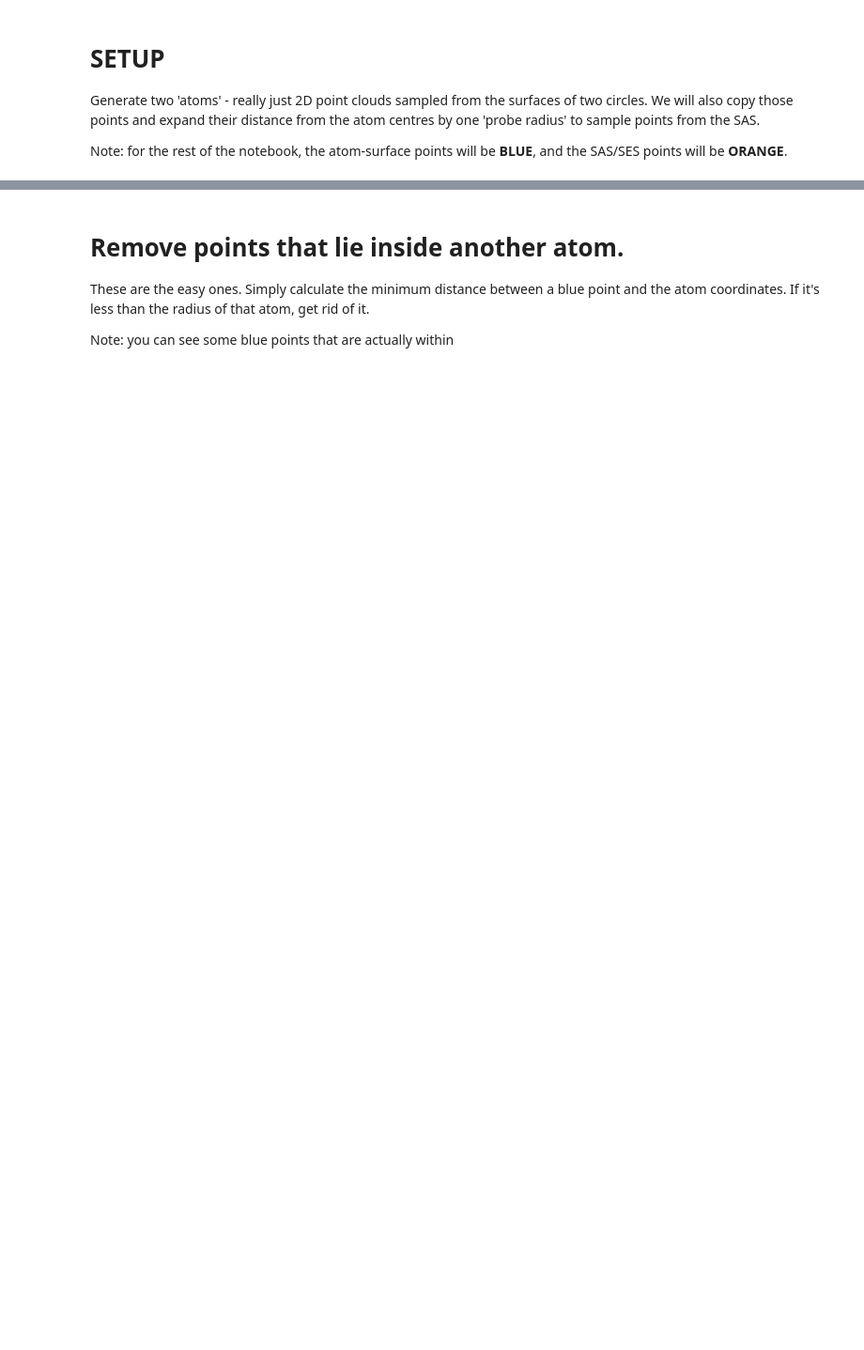
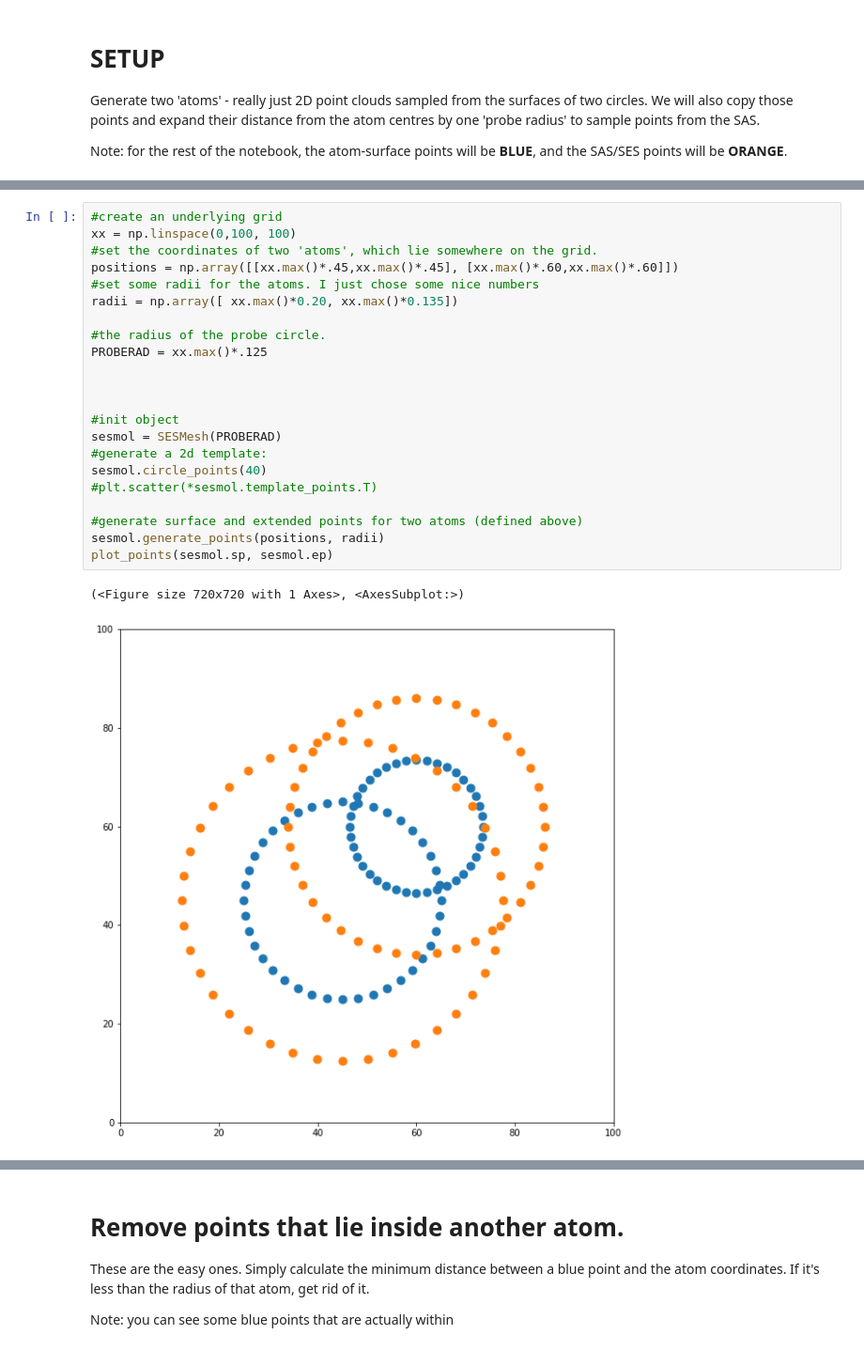
Before and after one commit to ljmartin/align, a Jupyter notebook: SES.ipynb, the cells around one changed output, grey strips where cells are left out. Shown at 94% size. Cells and saved outputs as stored; diff of their text form; blank space fills up the shorter version.

```diff
--- a/SES.ipynb
+++ b/SES.ipynb
@@ -49,0 +183,25 @@ def plot_points(p, ep):
+# %%
+#create an underlying grid
+xx = np.linspace(0,100, 100)
+#set the coordinates of two 'atoms', which lie somewhere on the grid.
+positions = np.array([[xx.max()*.45,xx.max()*.45], [xx.max()*.60,xx.max()*.60]])
+#set some radii for the atoms. I just chose some nice numbers
+radii = np.array([ xx.max()*0.20, xx.max()*0.135])
+
+#the radius of the probe circle.
+PROBERAD = xx.max()*.125
+
+
+
+#init object
+sesmol = SESMesh(PROBERAD)
+#generate a 2d template:
+sesmol.circle_points(40)
+#plt.scatter(*sesmol.template_points.T)
+
+#generate surface and extended points for two atoms (defined above)
+sesmol.generate_points(positions, radii)
+plot_points(sesmol.sp, sesmol.ep)
+# %% [output]
+(<Figure size 720x720 with 1 Axes>, <AxesSubplot:>)
+[figure, added]
```
Also changed, not shown: parts of 51 cells of this notebook, 2 other files.
